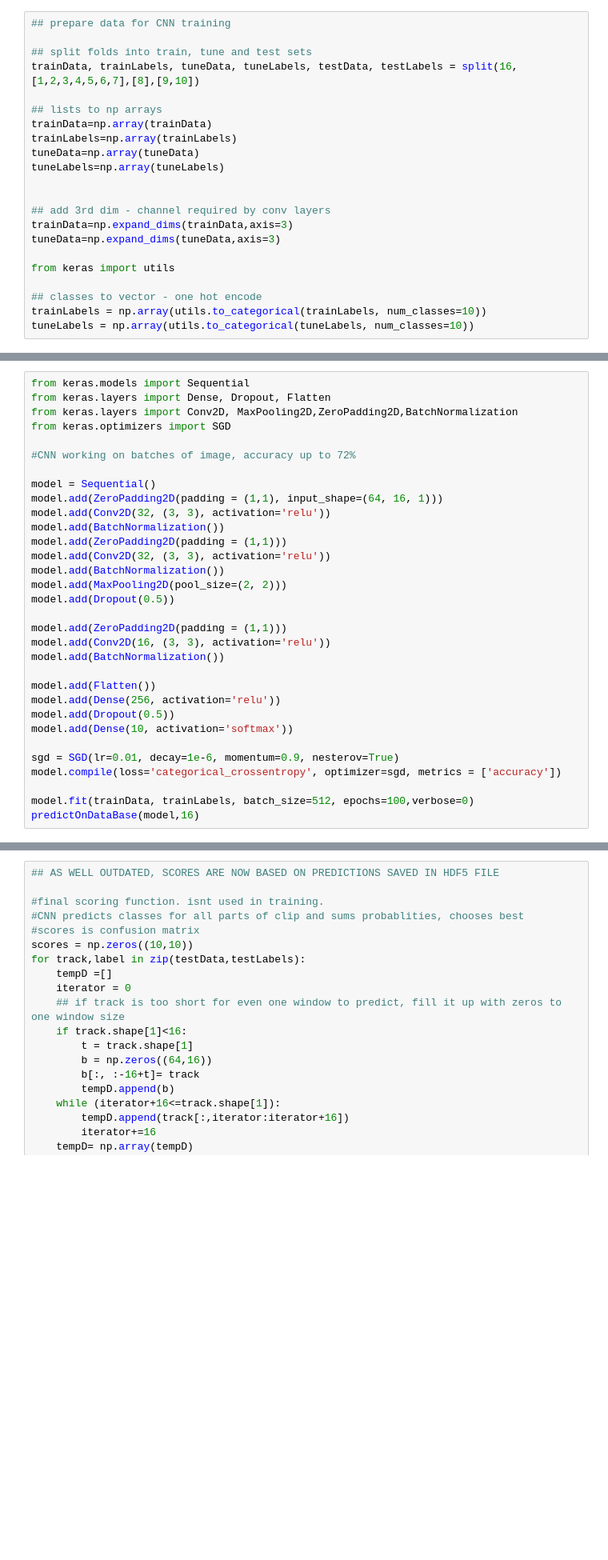
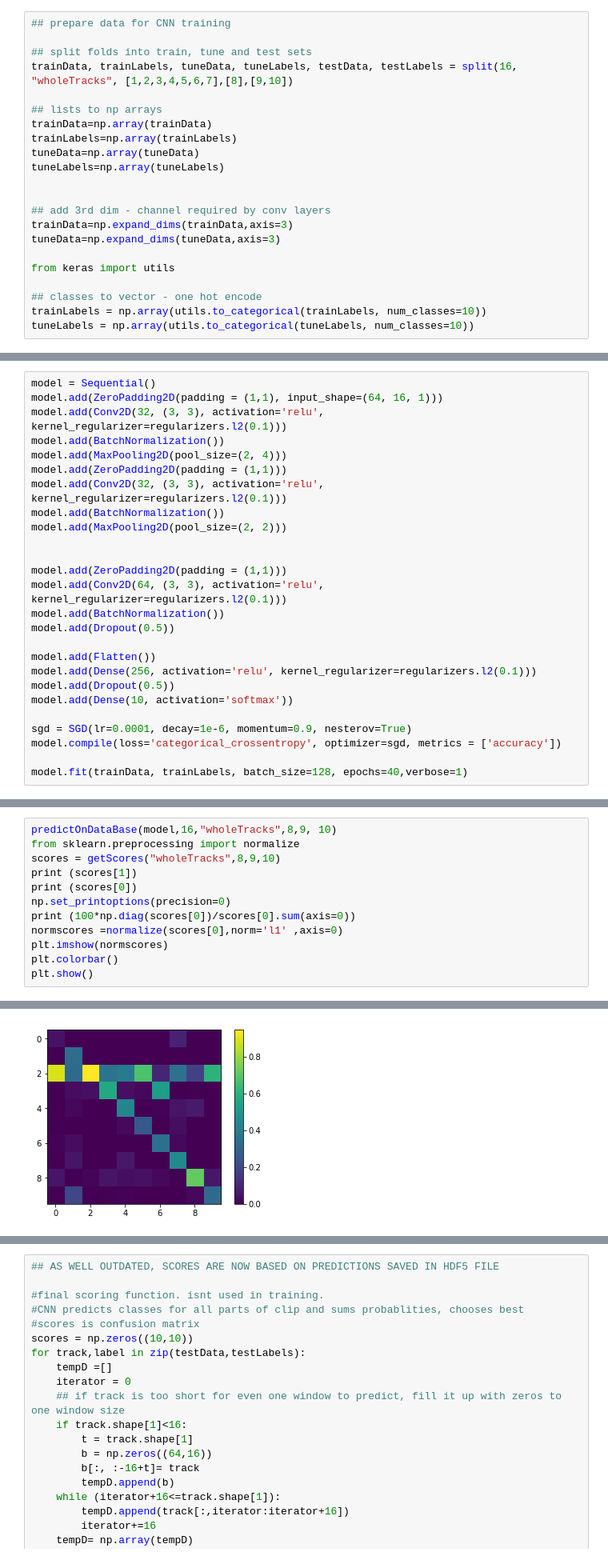
Before and after one commit to dthiem/Sound-Recognition, a Jupyter notebook: Keras.ipynb, the cells around one changed output, grey strips where cells are left out. Shown: that part at 80% size. Cells and saved outputs as stored; diff of their text form; blank space fills up the shorter version.

```diff
--- a/Keras.ipynb
+++ b/Keras.ipynb
@@ -479,7 +420,7 @@ Tune score: 0.294 Train score: 0.351 Learning rate: 0.008000 L2 reg: 0.002070
 ## prepare data for CNN training
 
 ## split folds into train, tune and test sets
-trainData, trainLabels, tuneData, tuneLabels, testData, testLabels = split(16, [1,2,3,4,5,6,7],[8],[9,10])
+trainData, trainLabels, tuneData, tuneLabels, testData, testLabels = split(16, "wholeTracks", [1,2,3,4,5,6,7],[8],[9,10])
 
 ## lists to np arrays
 trainData=np.array(trainData)
@@ -500,32 +591,26 @@ tuneLabels = np.array(utils.to_categorical(tuneLabels, num_classes=10))
 # %%
-from keras.models import Sequential
-from keras.layers import Dense, Dropout, Flatten
-from keras.layers import Conv2D, MaxPooling2D,ZeroPadding2D,BatchNormalization
-from keras.optimizers import SGD
-
-#CNN working on batches of image, accuracy up to 72%
-
 model = Sequential()
 model.add(ZeroPadding2D(padding = (1,1), input_shape=(64, 16, 1)))
-model.add(Conv2D(32, (3, 3), activation='relu'))
+model.add(Conv2D(32, (3, 3), activation='relu', kernel_regularizer=regularizers.l2(0.1)))
 model.add(BatchNormalization())
+model.add(MaxPooling2D(pool_size=(2, 4)))
 model.add(ZeroPadding2D(padding = (1,1)))
-model.add(Conv2D(32, (3, 3), activation='relu'))
+model.add(Conv2D(32, (3, 3), activation='relu', kernel_regularizer=regularizers.l2(0.1)))
 model.add(BatchNormalization())
 model.add(MaxPooling2D(pool_size=(2, 2)))
+
+
+model.add(ZeroPadding2D(padding = (1,1)))
+model.add(Conv2D(64, (3, 3), activation='relu', kernel_regularizer=regularizers.l2(0.1)))
+model.add(BatchNormalization())
 model.add(Dropout(0.5))
 
-model.add(ZeroPadding2D(padding = (1,1)))
-model.add(Conv2D(16, (3, 3), activation='relu'))
-model.add(BatchNormalization())
-
 model.add(Flatten())
-model.add(Dense(256, activation='relu'))
+model.add(Dense(256, activation='relu', kernel_regularizer=regularizers.l2(0.1)))
 model.add(Dropout(0.5))
 model.add(Dense(10, activation='softmax'))
 
-sgd = SGD(lr=0.01, decay=1e-6, momentum=0.9, nesterov=True)
+sgd = SGD(lr=0.0001, decay=1e-6, momentum=0.9, nesterov=True)
 model.compile(loss='categorical_crossentropy', optimizer=sgd, metrics = ['accuracy'])
 
-model.fit(trainData, trainLabels, batch_size=512, epochs=100,verbose=0)
-predictOnDataBase(model,16)
+model.fit(trainData, trainLabels, batch_size=128, epochs=40,verbose=1)
@@ -531,0 +636,13 @@ predictOnDataBase(model,16)
+# %%
+predictOnDataBase(model,16,"wholeTracks",8,9, 10)
+from sklearn.preprocessing import normalize
+scores = getScores("wholeTracks",8,9,10)
+print (scores[1])
+print (scores[0])
+np.set_printoptions(precision=0)
+print (100*np.diag(scores[0])/scores[0].sum(axis=0))
+normscores =normalize(scores[0],norm='l1' ,axis=0)
+plt.imshow(normscores)
+plt.colorbar()
+plt.show()
+# %% [output]
@@ -531,0 +661 @@ predictOnDataBase(model,16)
+[figure, added]
```
Also changed, not shown: parts of 28 cells of this notebook, 1 other file.
